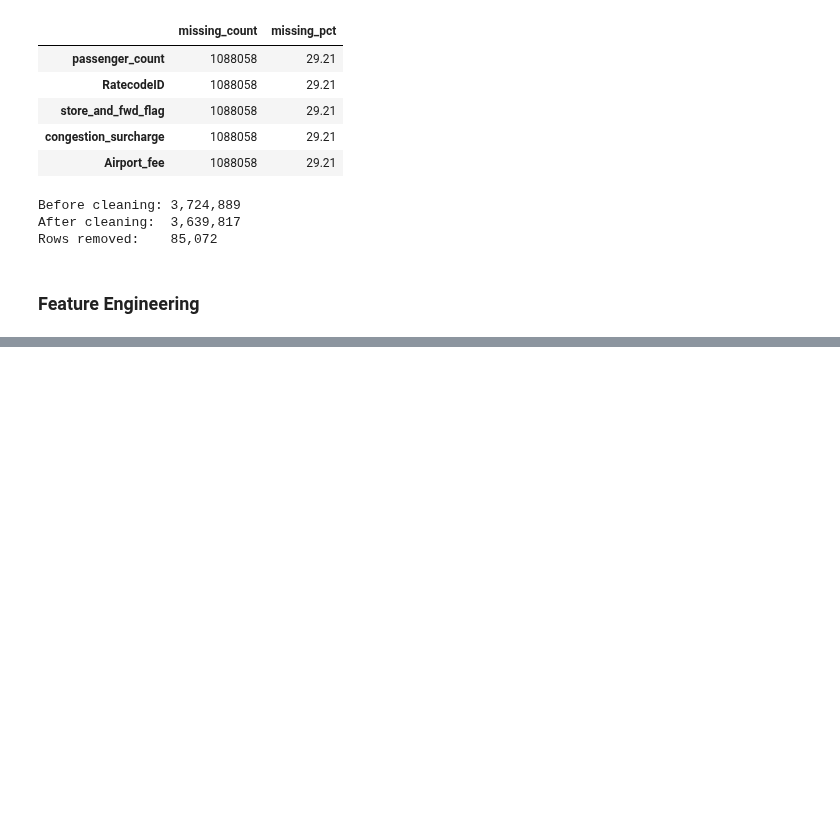
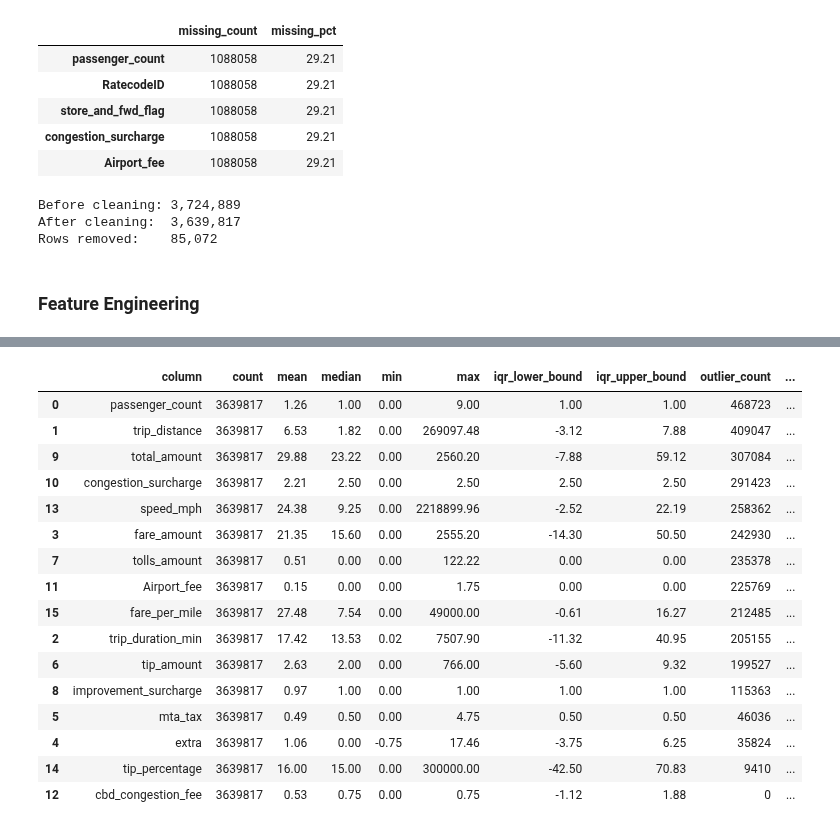
Before and after one commit to fathirrizkifadillah/NYC-Yellow-Taxi-Trip-Analysis, a Jupyter notebook: main.ipynb, the cells around one changed output, grey strips where cells are left out. Cells and saved outputs as stored; diff of their text form; code cells hidden in the pictures; blank space fills up the shorter version.

Commit message:
Outlier Checking

```diff
--- a/main.ipynb
+++ b/main.ipynb
@@ -252,13 +272,76 @@ df_enriched[[
 # %%
 numerical_cols = [
-    'passenger_count',
-    'trip_distance',
-    'fare_amount',
-    'extra',
-    'mta_tax',
-    'tip_amount',
-    'total_amount',
-    'congestion_surcharge',
-    'Airport_fee',
-    'cbd_congestion_fee'
+    "passenger_count",
+    "trip_distance",
+    "trip_duration_min",
+    "fare_amount",
+    "extra",
+    "mta_tax",
+    "tip_amount",
+    "tolls_amount",
+    "improvement_surcharge",
+    "total_amount",
+    "congestion_surcharge",
+    "Airport_fee",
+    "cbd_congestion_fee",
+    "speed_mph",
+    "tip_percentage",
+    "fare_per_mile"
 ]
+
+def outlier_summary(data, numerical_cols) :
+
+    results = []
+
+    for col in numerical_cols :
+        series = data[col]
+        q1 = series.quantile(.25)
+        q3 = series.quantile(.75)
+
+        iqr = q3 - q1
+
+        lower = q1 - 1.5 * iqr
+        upper = q3 + 1.5 * iqr
+
+        outlier = (
+            (series < lower) |
+            (series > upper)
+        ).sum()
+
+        results.append({
+            "column" : col,
+            "count" : len(series),
+            "mean" : round(series.mean(), 2),
+            "median" : round(series.median(), 2),
+            "min" : round(series.min(), 2),
+            "max" : round(series.max(), 2),
+            "iqr_lower_bound": round(lower,2),
+            "iqr_upper_bound": round(upper,2),
+            "outlier_count": outlier,
+            "outlier_pct": round(outlier/len(series)*100,2)
+        })
+
+    return (
+        pd.DataFrame(results).sort_values("outlier_pct", ascending=False)
+    )
+
+df_outlier = outlier_summary(df_enriched, numerical_cols)
+df_outlier
+# %% [output]
+|  | column | count | mean | median | min | max | iqr_lower_bound | iqr_upper_bound | outlier_count | ... |
+| 0 | passenger_count | 3639817 | 1.26 | 1.00 | 0.00 | 9.00 | 1.00 | 1.00 | 468723 | ... |
+| 1 | trip_distance | 3639817 | 6.53 | 1.82 | 0.00 | 269097.48 | -3.12 | 7.88 | 409047 | ... |
+| 9 | total_amount | 3639817 | 29.88 | 23.22 | 0.00 | 2560.20 | -7.88 | 59.12 | 307084 | ... |
+| 10 | congestion_surcharge | 3639817 | 2.21 | 2.50 | 0.00 | 2.50 | 2.50 | 2.50 | 291423 | ... |
+| 13 | speed_mph | 3639817 | 24.38 | 9.25 | 0.00 | 2218899.96 | -2.52 | 22.19 | 258362 | ... |
+| 3 | fare_amount | 3639817 | 21.35 | 15.60 | 0.00 | 2555.20 | -14.30 | 50.50 | 242930 | ... |
+| 7 | tolls_amount | 3639817 | 0.51 | 0.00 | 0.00 | 122.22 | 0.00 | 0.00 | 235378 | ... |
+| 11 | Airport_fee | 3639817 | 0.15 | 0.00 | 0.00 | 1.75 | 0.00 | 0.00 | 225769 | ... |
+| 15 | fare_per_mile | 3639817 | 27.48 | 7.54 | 0.00 | 49000.00 | -0.61 | 16.27 | 212485 | ... |
+| 2 | trip_duration_min | 3639817 | 17.42 | 13.53 | 0.02 | 7507.90 | -11.32 | 40.95 | 205155 | ... |
+| 6 | tip_amount | 3639817 | 2.63 | 2.00 | 0.00 | 766.00 | -5.60 | 9.32 | 199527 | ... |
+| 8 | improvement_surcharge | 3639817 | 0.97 | 1.00 | 0.00 | 1.00 | 1.00 | 1.00 | 115363 | ... |
+| 5 | mta_tax | 3639817 | 0.49 | 0.50 | 0.00 | 4.75 | 0.50 | 0.50 | 46036 | ... |
+| 4 | extra | 3639817 | 1.06 | 0.00 | -0.75 | 17.46 | -3.75 | 6.25 | 35824 | ... |
+| 14 | tip_percentage | 3639817 | 16.00 | 15.00 | 0.00 | 300000.00 | -42.50 | 70.83 | 9410 | ... |
+| 12 | cbd_congestion_fee | 3639817 | 0.53 | 0.75 | 0.00 | 0.75 | -1.12 | 1.88 | 0 | ... |
```
Also changed, not shown: parts of 2 cells of this notebook.
